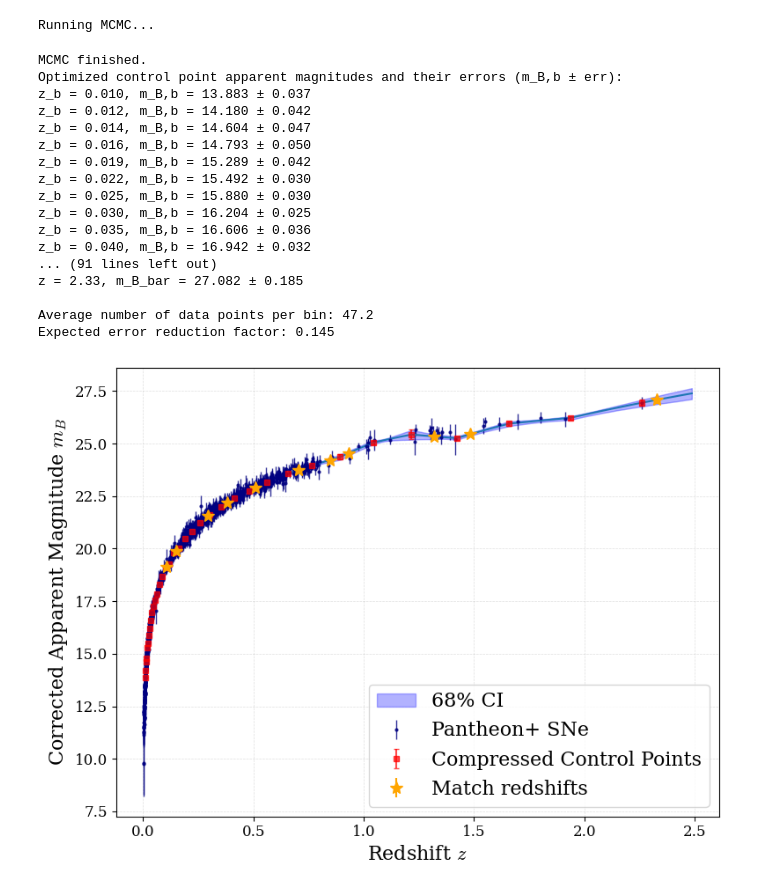
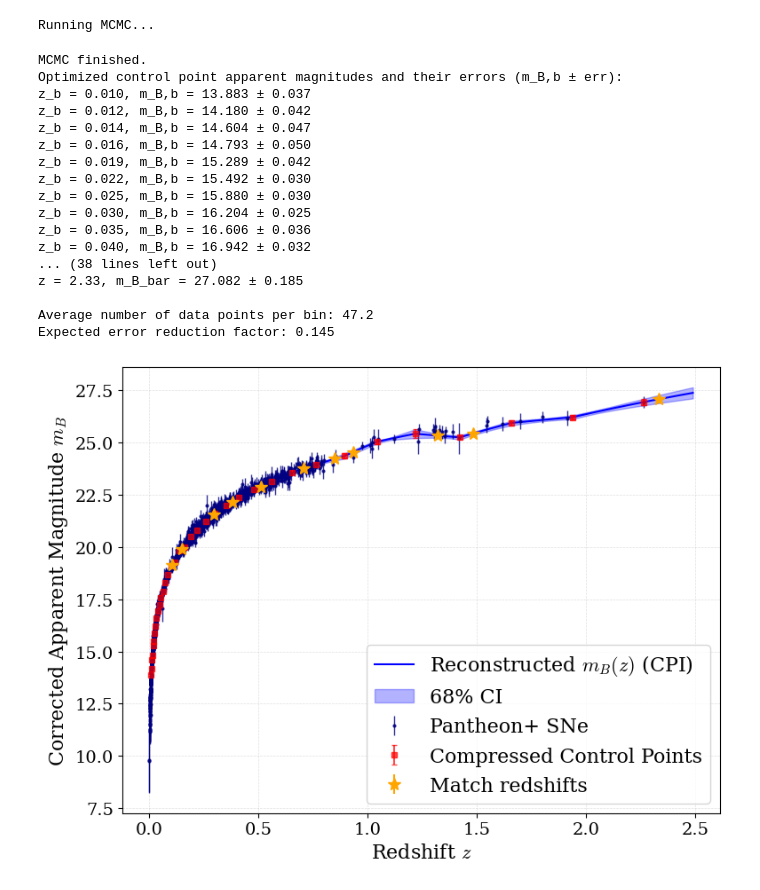
Before and after one commit to irosphis/CDDR_Test, a Jupyter notebook: m_b_recon.ipynb, the cells around one changed output. Saved outputs shown, nothing was run; the diff lists cells and outputs as text; code cells hidden in the pictures.

```diff
--- a/m_b_recon.ipynb
+++ b/m_b_recon.ipynb
@@ -130,17 +130,29 @@ random_indices_plot = np.random.choice(len(samples), n_plot_samples, replace=Fal
 mB_bar_plot_samples = np.array([compute_mB_bar(z_plot, samples[i], z_b) for i in random_indices_plot])
 
 # Calculate 1-sigma (68%) confidence interval
-mB_bar_plot_lower = np.percentile(mB_bar_plot_samples, 16, axis=0)
-mB_bar_plot_upper = np.percentile(mB_bar_plot_samples, 84, axis=0)
+# mB_bar_plot_lower = np.percentile(mB_bar_plot_samples, 16, axis=0)
+# mB_bar_plot_upper = np.percentile(mB_bar_plot_samples, 84, axis=0)
+
+mB_bar_plot_std = np.std(mB_bar_plot_samples, axis=0)
+
+np.savez('Output/cpi_mB_reconstruction_results.npz',
+         z_pred_points=z_plot,
+         mB_pred=mB_bar_plot,
+         mB_std=mB_bar_plot_std,
+         z_BAO=z_BAO,
+         mB_match=mB_bar_BAO,
+         mB_match_err=mB_bar_BAO_err)
 
 # --- draw plot ---
 plt.rcParams.update({
     'font.family': 'serif',
     'mathtext.fontset': 'cm',
-    'font.size': 12
+    'font.size': 14
 })
 
 fig, ax = plt.subplots(figsize=(8, 6))
+
+ax.plot(z_plot, mB_bar_plot, label=r'Reconstructed $m_B(z)$ (CPI)', color='blue')
 
 # Plot data from different sources
 ax.errorbar(z_sn, m_b, m_b_err, fmt='o', label='Pantheon+ SNe',
@@ -152,36 +164,35 @@ ax.errorbar(z_b, mB_b_opt, mB_b_err, fmt='s', label='Compressed Control Points',
 ax.errorbar(z_BAO, mB_bar_BAO, mB_bar_BAO_err, fmt='*', label='Match redshifts',
             markersize=10, linestyle='none', color='orange')
 
-ax.plot(z_plot, mB_bar_plot)
 
-ax.fill_between(z_plot, mB_bar_plot_lower, mB_bar_plot_upper, color='blue', alpha=0.3, label=r'68% CI')
+ax.fill_between(z_plot, mB_bar_plot - mB_bar_plot_std, mB_bar_plot + mB_bar_plot_std, color='blue', alpha=0.3, label=r'68% CI')
 
 ax.set_xlabel(r'Redshift $z$', fontsize=16)
 ax.set_ylabel(r'Corrected Apparent Magnitude $m_B$', fontsize=16)
 
 ax.legend(loc='best', frameon=True, fontsize=16)
 ax.grid(True, linestyle='--', linewidth=0.5, alpha=0.4)
 
 plt.tight_layout()
-plt.savefig('fig/mB_reconstruction.pdf', bbox_inches='tight')
+plt.savefig('fig/mB_reconstruction(CPI).pdf', bbox_inches='tight')
 plt.show()
 # %% [output]
 Running MCMC...
 MCMC finished.
 Optimized control point apparent magnitudes and their errors (m_B,b ± err):
 z_b = 0.010, m_B,b = 13.883 ± 0.037
 z_b = 0.012, m_B,b = 14.180 ± 0.042
 z_b = 0.014, m_B,b = 14.604 ± 0.047
 z_b = 0.016, m_B,b = 14.793 ± 0.050
 z_b = 0.019, m_B,b = 15.289 ± 0.042
 z_b = 0.022, m_B,b = 15.492 ± 0.030
 z_b = 0.025, m_B,b = 15.880 ± 0.030
 z_b = 0.030, m_B,b = 16.204 ± 0.025
 z_b = 0.035, m_B,b = 16.606 ± 0.036
 z_b = 0.040, m_B,b = 16.942 ± 0.032
-... (91 lines left out)
+... (38 lines left out)
 z = 2.33, m_B_bar = 27.082 ± 0.185
 
 Average number of data points per bin: 47.2
 Expected error reduction factor: 0.145
-[figure, old version]
+[figure, new version]
```
Also changed, not shown: parts of 4 cells of this notebook, 27 other files.
